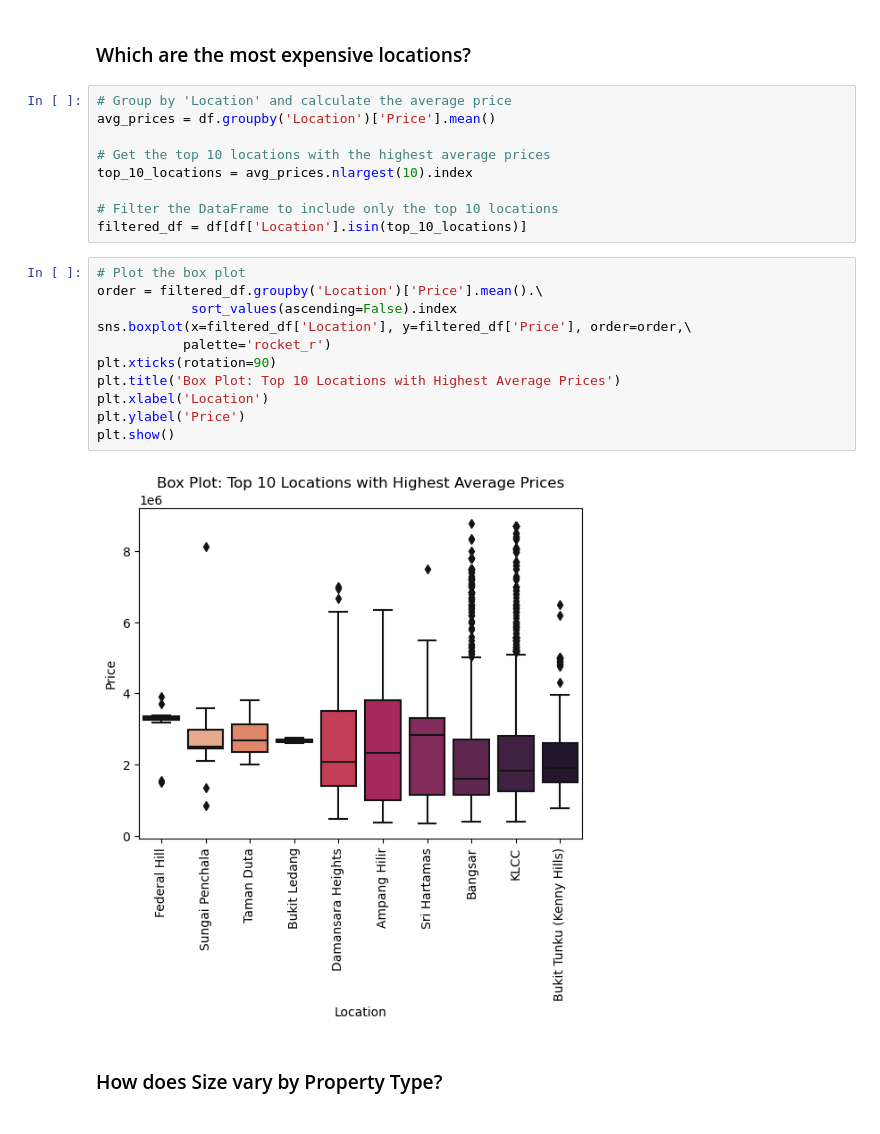
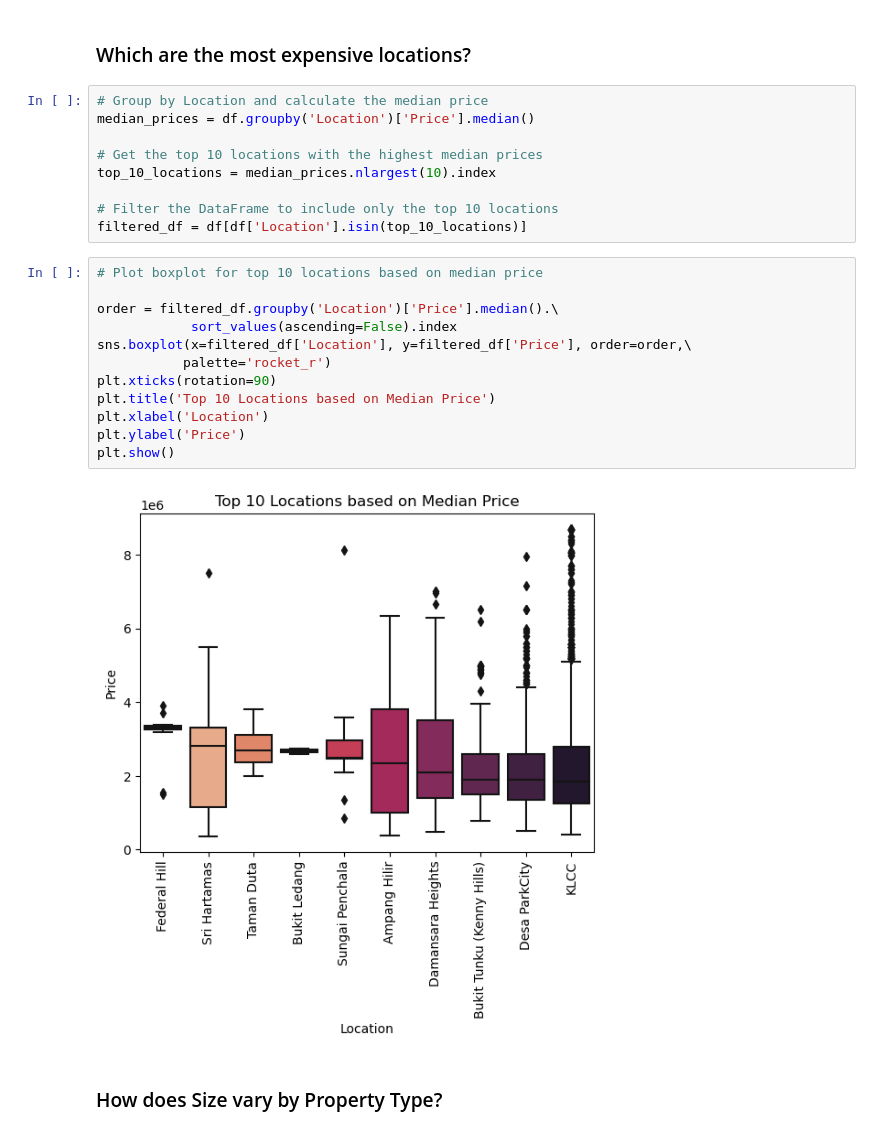
Before and after one commit to GanKaiFeng1999/Capstone_2, a Jupyter notebook: Capstone 2 EDA.ipynb, the cells around one changed output. Cells and saved outputs as stored; diff of their text form.

```diff
--- a/Capstone 2 EDA.ipynb
+++ b/Capstone 2 EDA.ipynb
@@ -74,27 +80,28 @@ Text(0.5, 1.0, 'Count of Each Property Type')
 # %% [markdown]
 ### Which are the most expensive locations?
 # %%
-# Group by 'Location' and calculate the average price
-avg_prices = df.groupby('Location')['Price'].mean()
+# Group by Location and calculate the median price
+median_prices = df.groupby('Location')['Price'].median()
 
-# Get the top 10 locations with the highest average prices
-top_10_locations = avg_prices.nlargest(10).index
+# Get the top 10 locations with the highest median prices
+top_10_locations = median_prices.nlargest(10).index
 
 # Filter the DataFrame to include only the top 10 locations
 filtered_df = df[df['Location'].isin(top_10_locations)]
 # %%
-# Plot the box plot
-order = filtered_df.groupby('Location')['Price'].mean().\
+# Plot boxplot for top 10 locations based on median price
+
+order = filtered_df.groupby('Location')['Price'].median().\
             sort_values(ascending=False).index
 sns.boxplot(x=filtered_df['Location'], y=filtered_df['Price'], order=order,\
            palette='rocket_r')
 plt.xticks(rotation=90)
-plt.title('Box Plot: Top 10 Locations with Highest Average Prices')
+plt.title('Top 10 Locations based on Median Price')
 plt.xlabel('Location')
 plt.ylabel('Price')
 plt.show()
 # %% [output]
-[figure, old version]
+[figure, new version]
 # %% [markdown]
 ### How does Size vary by Property Type?
 # %%
```
Also changed, not shown: parts of 6 cells of this notebook, 4 other files.
